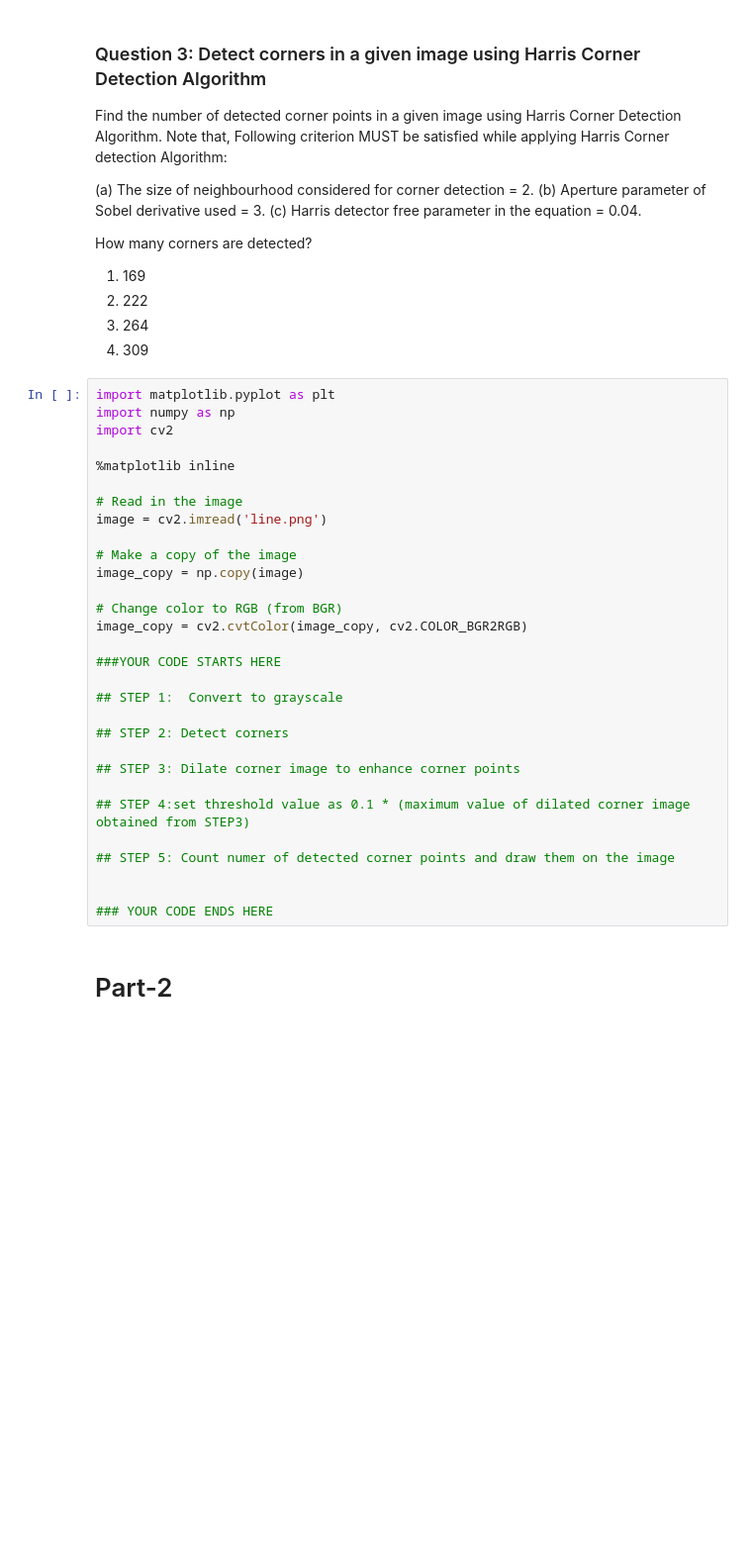
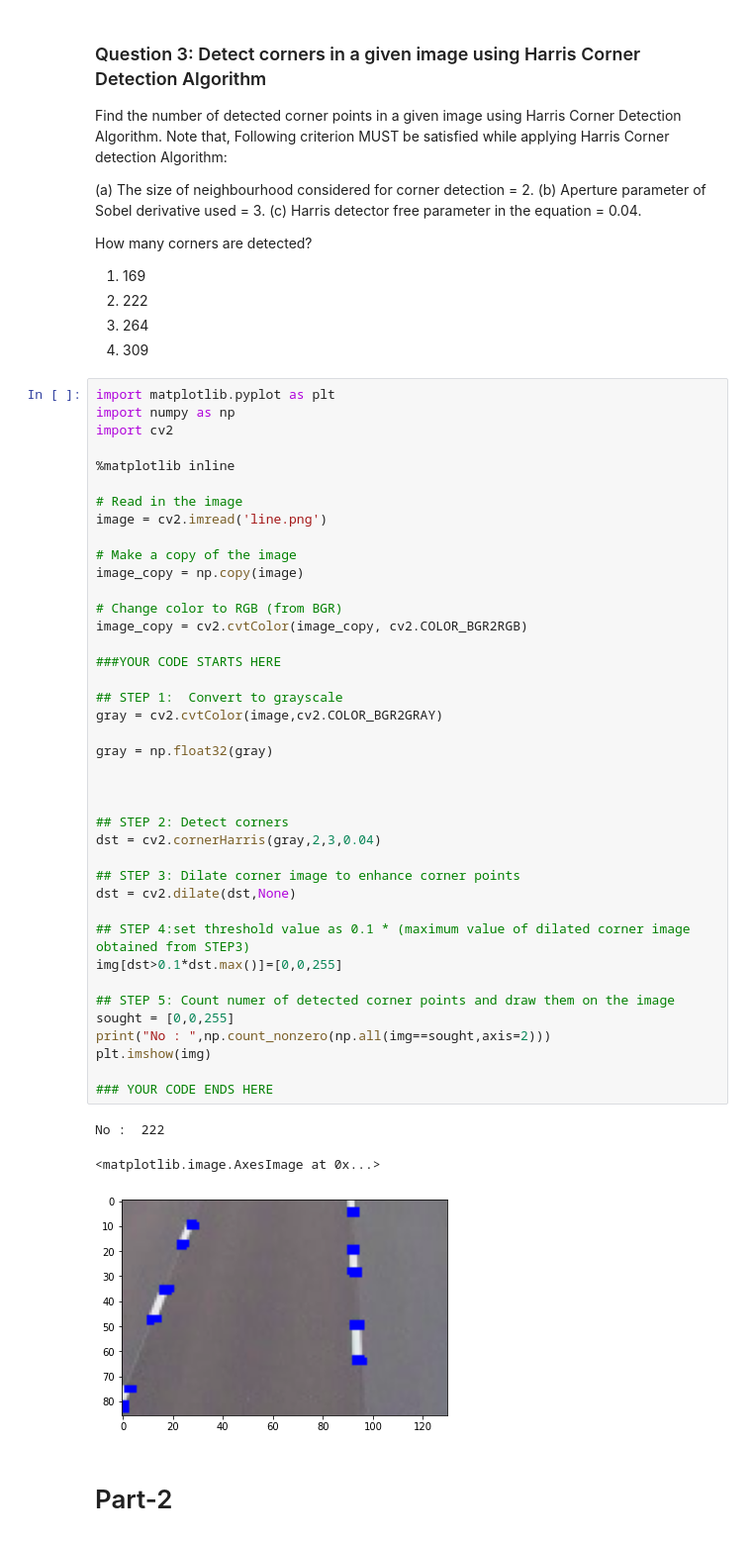
Before and after one commit to Jimut123/NPTEL, a Jupyter notebook: DL4CV_IITM/Assignments/Assignment-2/DL4V_Assignment_2.ipynb, the cells around one changed output. Shown at 99% size. Cells and saved outputs as stored; diff of their text form; blank space fills up the shorter version.

```diff
--- a/DL4CV_IITM/Assignments/Assignment-2/DL4V_Assignment_2.ipynb
+++ b/DL4CV_IITM/Assignments/Assignment-2/DL4V_Assignment_2.ipynb
@@ -435,33 +478,47 @@ How many corners are detected?
 # %%
 import matplotlib.pyplot as plt
 import numpy as np
 import cv2
 
 %matplotlib inline
 
 # Read in the image
 image = cv2.imread('line.png')
 
 # Make a copy of the image
 image_copy = np.copy(image)
 
 # Change color to RGB (from BGR)
 image_copy = cv2.cvtColor(image_copy, cv2.COLOR_BGR2RGB)
 
 ###YOUR CODE STARTS HERE
 
 ## STEP 1:  Convert to grayscale
+gray = cv2.cvtColor(image,cv2.COLOR_BGR2GRAY)
+
+gray = np.float32(gray)
+
+
 
 ## STEP 2: Detect corners
+dst = cv2.cornerHarris(gray,2,3,0.04)
 
 ## STEP 3: Dilate corner image to enhance corner points
+dst = cv2.dilate(dst,None)
 
 ## STEP 4:set threshold value as 0.1 * (maximum value of dilated corner image obtained from STEP3)
+img[dst>0.1*dst.max()]=[0,0,255]
 
 ## STEP 5: Count numer of detected corner points and draw them on the image
-
+sought = [0,0,255]
+print("No : ",np.count_nonzero(np.all(img==sought,axis=2)))
+plt.imshow(img)
 
 ### YOUR CODE ENDS HERE
+# %% [output]
+No :  222
+<matplotlib.image.AxesImage at 0x...>
+[figure, added]
 # %% [markdown]
 # Part-2
 # %%
```
Also changed, not shown: parts of 3 cells of this notebook.
